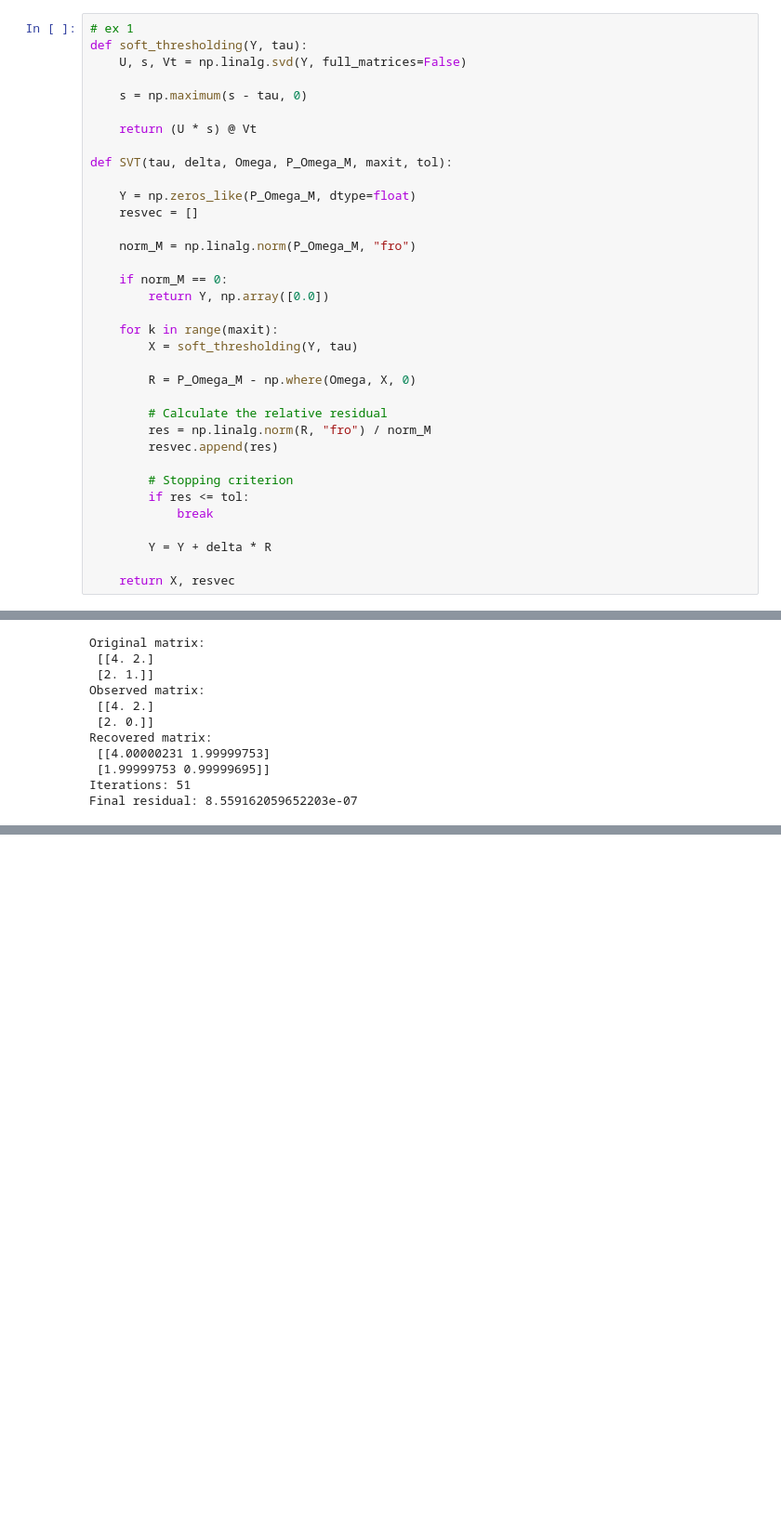
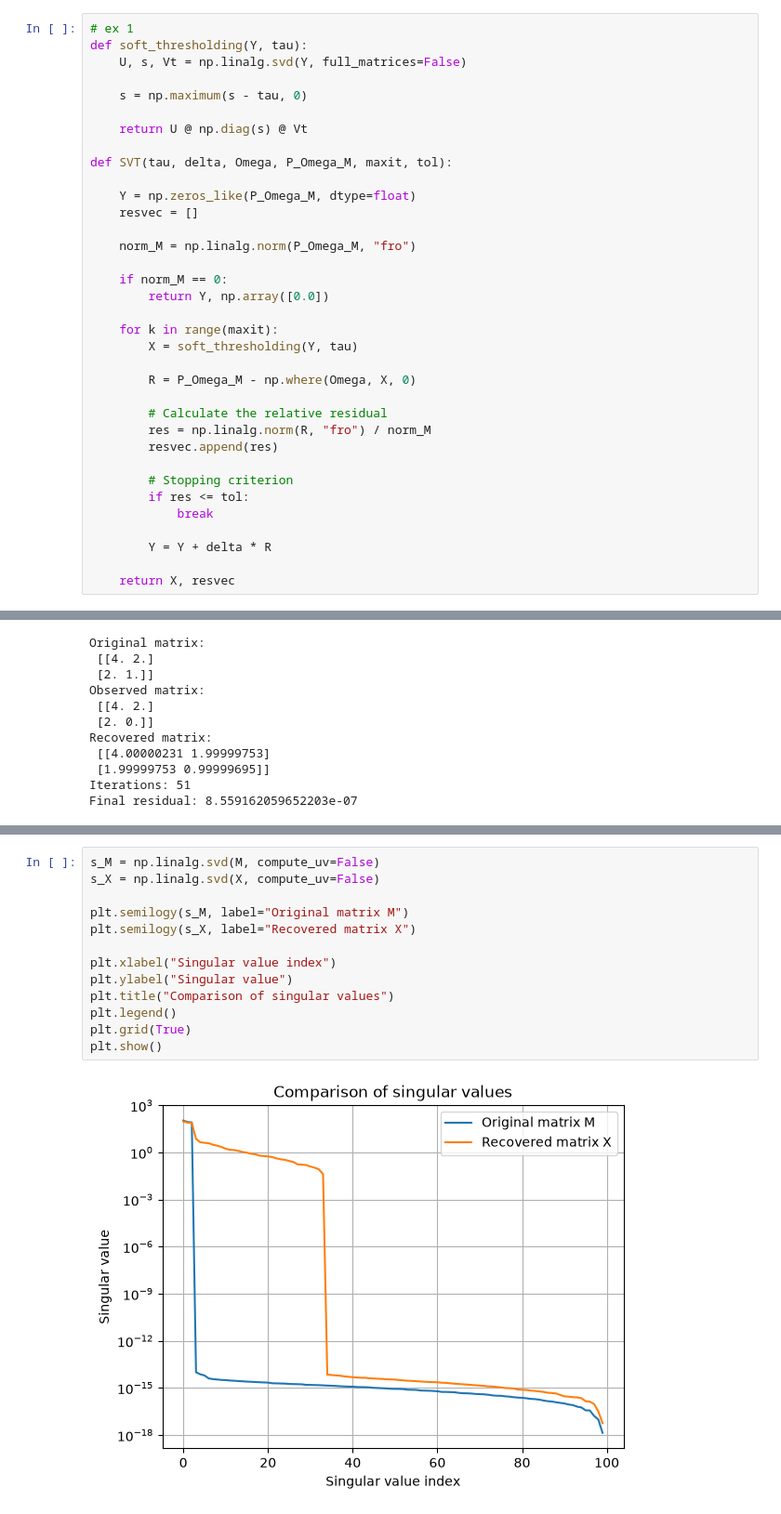
Before and after one commit to rigozu9/Matrix-and-Tensor-Techniques-for-DS, a Jupyter notebook: lab5/lab5.ipynb, the cells around one changed output, grey strips where cells are left out. Shown at 93% size. Saved outputs shown, nothing was run; the diff lists cells and outputs as text; blank space fills up the shorter version.

```diff
--- a/lab5/lab5.ipynb
+++ b/lab5/lab5.ipynb
@@ -8,7 +11,7 @@ def soft_thresholding(Y, tau):
 
     s = np.maximum(s - tau, 0)
 
-    return (U * s) @ Vt
+    return U @ np.diag(s) @ Vt
 
 def SVT(tau, delta, Omega, P_Omega_M, maxit, tol):
 
@@ -92,0 +217,15 @@ plt.show()
+# %%
+s_M = np.linalg.svd(M, compute_uv=False)
+s_X = np.linalg.svd(X, compute_uv=False)
+
+plt.semilogy(s_M, label="Original matrix M")
+plt.semilogy(s_X, label="Recovered matrix X")
+
+plt.xlabel("Singular value index")
+plt.ylabel("Singular value")
+plt.title("Comparison of singular values")
+plt.legend()
+plt.grid(True)
+plt.show()
+# %% [output]
+[figure, added]
```
Also changed, not shown: parts of 12 cells of this notebook.
